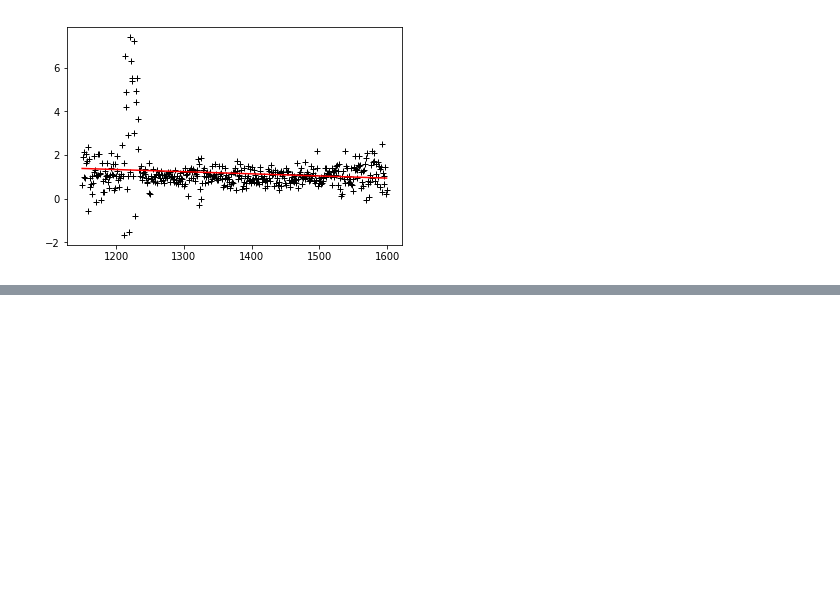
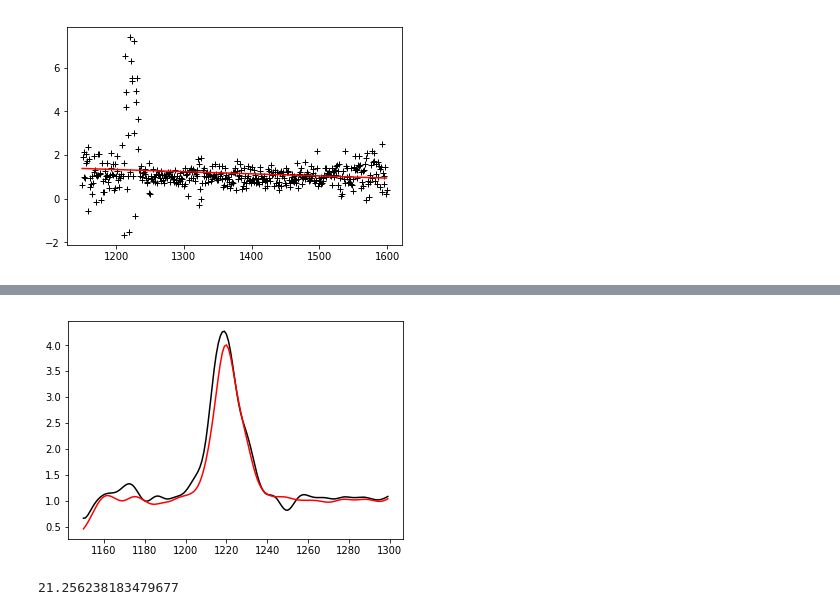
Before and after one commit to smeenehan/CS229-ProblemSets, a Jupyter notebook: PS1/PS1.ipynb, the cells around one changed output, grey strips where cells are left out. Drawn from its saved outputs; the diff is of its cells as text; code cells hidden in the pictures; blank space fills up the shorter version.

```diff
--- a/PS1/PS1.ipynb
+++ b/PS1/PS1.ipynb
@@ -223,0 +282,19 @@ plt.show()
+# %%
+quasarTest = np.array(list(csv.reader(open('quasar_test.csv','r'),delimiter=',',quoting=csv.QUOTE_NONNUMERIC)))
+testSpectra = quasarTest[1:,:].T
+smoothTest = weightedLinearRegression(testSpectra,lambdas,5)
+rightTest = smoothTest[lambdas[:,0]>=1300,:]
+leftTest = smoothTest[lambdas[:,0]<1300,:]
+leftTestEstimate = estimateLeftSpectra(rightTest,smoothSpectra)
+# %%
+dataIndex = np.random.randint(0,high=np.shape(testSpectra)[1])
+plt.plot(leftLambdas,leftTest[:,dataIndex],c='k')
+plt.plot(leftLambdas,leftTestEstimate[:,dataIndex],c='r')
+plt.show()
+# %% [output]
+[figure, added]
+# %%
+testErrors = np.sum((leftTest-leftTestEstimate)**2,0)
+np.mean(testErrors)
+# %% [output]
+21.256238183479677
```
Also changed, not shown: parts of 13 cells of this notebook.
